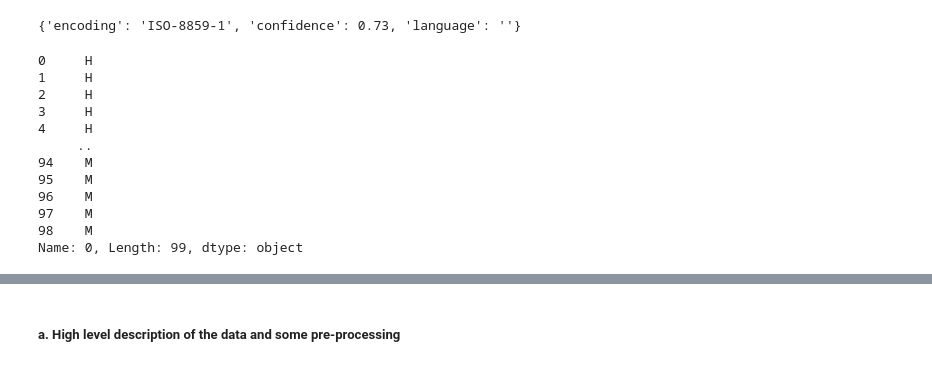
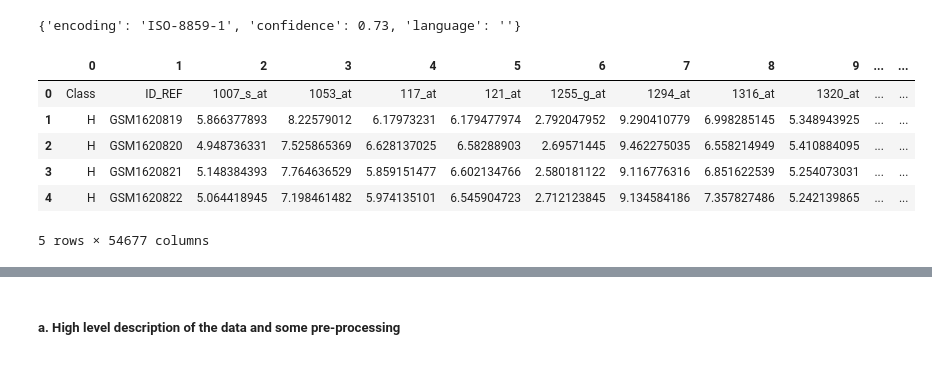
Before and after one commit to matanyaw9/iml_project, a Jupyter notebook: part_1.ipynb, the cells around one changed output, grey strips where cells are left out. Cells and saved outputs as stored; diff of their text form; code cells hidden in the pictures.

```diff
--- a/part_1.ipynb
+++ b/part_1.ipynb
@@ -14,31 +13,19 @@ with open("AMI_GSE66360_series_matrix.csv", "rb") as f:
     print(result)
 # %% [output]
 {'encoding': 'ISO-8859-1', 'confidence': 0.73, 'language': ''}
-# %%
-ROWS_TO_SKIP = 59
-FILE_PATH = 'AMI_GSE66360_series_matrix.csv'
-
-raw_df = pd.read_csv(FILE_PATH, skiprows=ROWS_TO_SKIP, encoding=result['encoding'], header=None)
-labels = raw_df.iloc[0, 1:].reset_index(drop=True)
-
-gene_expression = raw_df.iloc[1:].set_index(0)  # Set first column as index
-gene_expression.columns = gene_expression.iloc[0]  # Use first row as column headers
-gene_expression = gene_expression.drop(index=gene_expression.index[0])  # Drop the now redundant row
-
-print(labels)
-# print(gene_expression.head())
-# print(gene_expression.shape)
-# print(labels.shape)
-# %% [output]
-0     H
-1     H
-2     H
-3     H
-4     H
-     ..
-94    M
-95    M
-96    M
-97    M
-98    M
-Name: 0, Length: 99, dtype: object
+# %%
+ROWS_TO_SKIP = 59
+FILE_PATH = 'AMI_GSE66360_series_matrix.csv'
+
+raw_df = pd.read_csv(FILE_PATH, skiprows=ROWS_TO_SKIP,  encoding=result['encoding'], header=None).T
+GENE_AXIS = 1
+SAMPLE_AXIS = 0
+raw_df.head()
+# %% [output]
+|  | 0 | 1 | 2 | 3 | 4 | 5 | 6 | 7 | 8 | 9 | ... | ... |
+| 0 | Class | ID_REF | 1007_s_at | 1053_at | 117_at | 121_at | 1255_g_at | 1294_at | 1316_at | 1320_at | ... | ... |
+| 1 | H | GSM1620819 | 5.866377893 | 8.22579012 | 6.17973231 | 6.179477974 | 2.792047952 | 9.290410779 | 6.998285145 | 5.348943925 | ... | ... |
+| 2 | H | GSM1620820 | 4.948736331 | 7.525865369 | 6.628137025 | 6.58288903 | 2.69571445 | 9.462275035 | 6.558214949 | 5.410884095 | ... | ... |
+| 3 | H | GSM1620821 | 5.148384393 | 7.764636529 | 5.859151477 | 6.602134766 | 2.580181122 | 9.116776316 | 6.851622539 | 5.254073031 | ... | ... |
+| 4 | H | GSM1620822 | 5.064418945 | 7.198461482 | 5.974135101 | 6.545904723 | 2.712123845 | 9.134584186 | 7.357827486 | 5.242139865 | ... | ... |
+5 rows × 54677 columns
```
Also changed, not shown: parts of 9 cells of this notebook.
